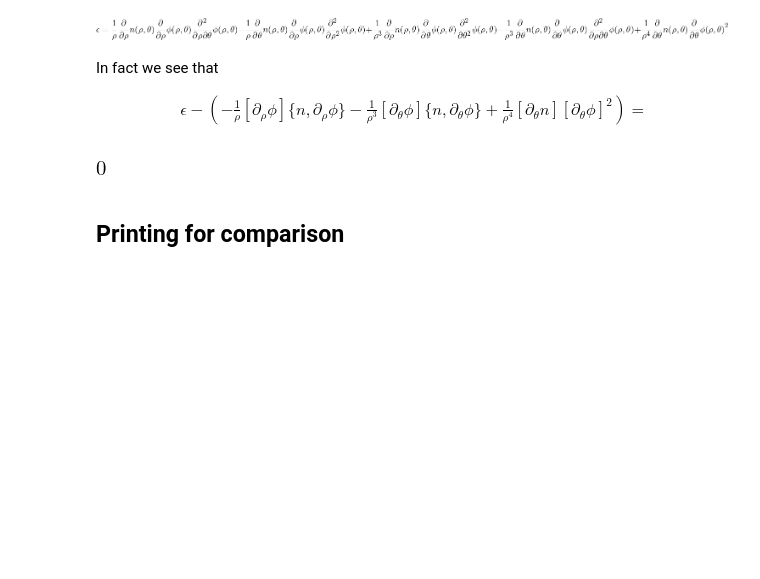
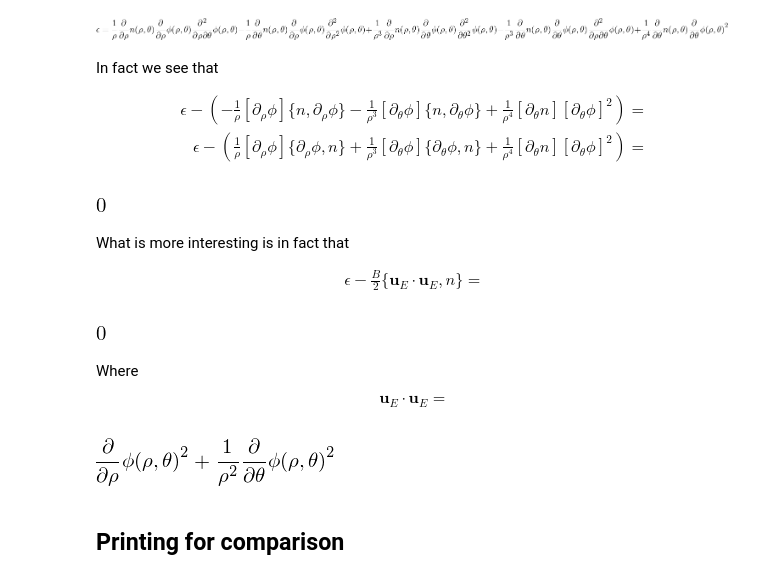
Before and after one commit to CELMA-project/CELMA, a Jupyter notebook: derivations/divOfExBOperator/divOfVectorAdvectionWithN.ipynb, the cells around one changed output. Saved outputs shown, nothing was run; the diff lists cells and outputs as text; code cells hidden in the pictures; blank space fills up the shorter version.

```diff
--- a/derivations/divOfExBOperator/divOfVectorAdvectionWithN.ipynb
+++ b/derivations/divOfExBOperator/divOfVectorAdvectionWithN.ipynb
@@ -205,6 +205,13 @@ In fact we see that
       -\frac{1}{\rho^3}[\partial_\theta\phi]\{n, \partial_\theta\phi\}
       +\frac{1}{\rho^4}[\partial_\theta n][\partial_\theta\phi]^2
     \right)
+    =\\
+  \epsilon
+  - \left(
+      \frac{1}{\rho}[\partial_\rho\phi]\{\partial_\rho\phi,n\}
+      +\frac{1}{\rho^3}[\partial_\theta\phi]\{\partial_\theta\phi, n\}
+      +\frac{1}{\rho^4}[\partial_\theta n][\partial_\theta\phi]^2
+    \right)
     =
 \end{align*}
 # %%
@@ -219,6 +226,30 @@ epsMinusCorrection = epsilonFunc\
 display(epsMinusCorrection.simplify())
 # %% [output]
 [figure]
+# %% [markdown]
+What is more interesting is in fact that
+
+\begin{align*}
+  \epsilon
+  - \frac{B}{2}\{\mathbf{u}_E\cdot\mathbf{u}_E, n\}
+    =
+\end{align*}
+# %%
+epsMinusNewCorr = epsilonFunc - (Blen/2)*poisson(ue*ue, n).doit()
+
+display(epsMinusNewCorr.simplify())
+# %% [output]
+[figure, added]
+# %% [markdown]
+Where
+\begin{align*}
+  \mathbf{u}_E\cdot\mathbf{u}_E
+  =
+\end{align*}
+# %%
+display((ue*ue).doit())
+# %% [output]
+[figure, added]
 # %% [markdown]
 ## Printing for comparison
 # %%
```
Also changed, not shown: parts of 1 cell of this notebook.
